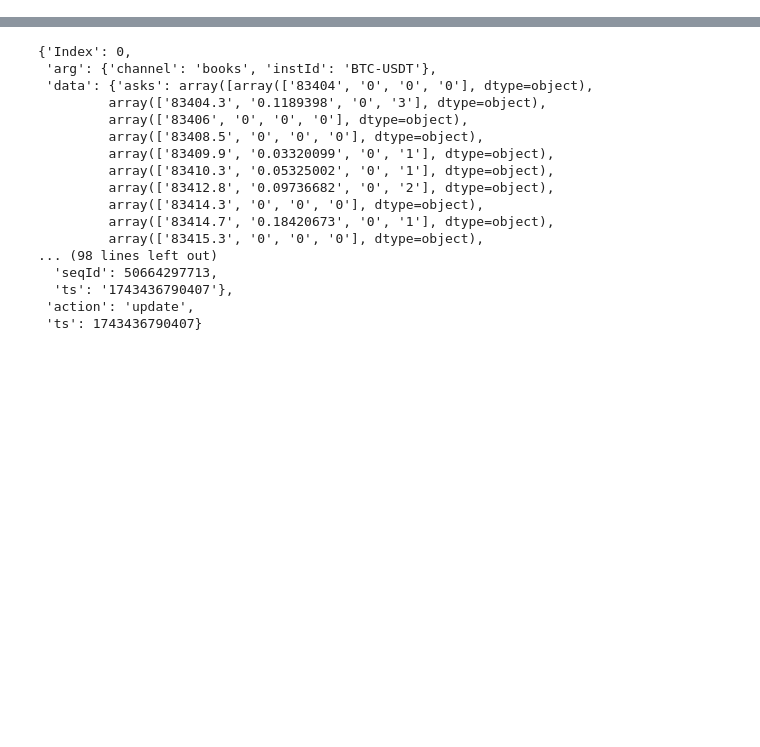
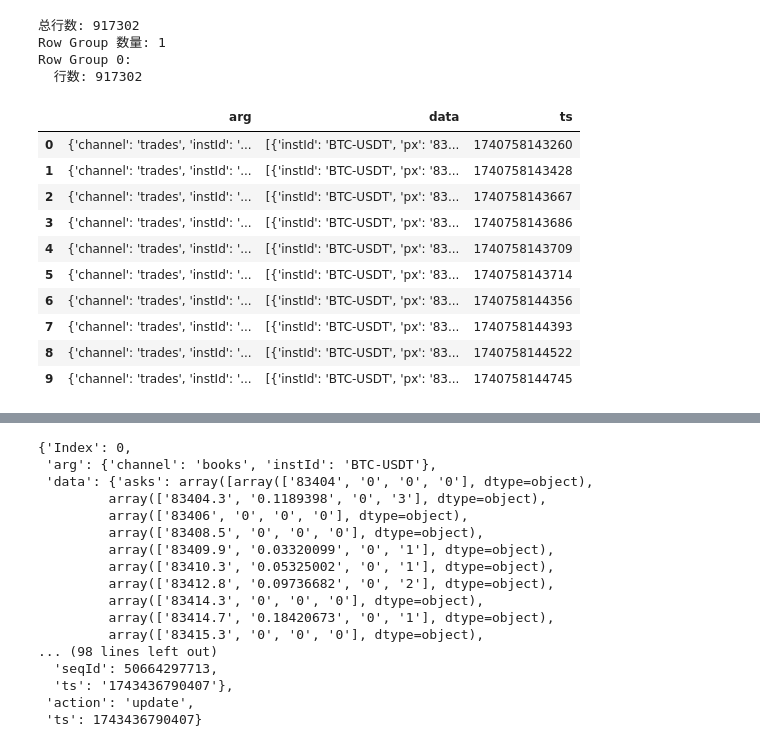
Before and after one commit to SDZZGNDRC/DataAnalysis, a Jupyter notebook: notebook-12.ipynb, the cells around one changed output, grey strips where cells are left out. Drawn from its saved outputs; the diff is of its cells as text; code cells hidden in the pictures; blank space fills up the shorter version.

Commit message:
[back]

```diff
--- a/notebook-12.ipynb
+++ b/notebook-12.ipynb
@@ -12,3 +9,3 @@ from pybacktest.bookcore import BookCore
 # %%
-data_dir = Path(r'E:\tmp\OKX-Books-BTC-USDT-400')
+data_dir = Path(r"E:\tmp\OKX-BL10-BTC-USDT")
 pfs = list(data_dir.glob("*.parquet"))
@@ -15,2 +17,4 @@ pfs = list(data_dir.glob("*.parquet"))
 # %%
+from copy import deepcopy
 df_back = pq.ParquetFile(pfs[0]).read().to_pandas()
+df = deepcopy(df_back)
@@ -16,0 +23,32 @@ df_back = pq.ParquetFile(pfs[0]).read().to_pandas()
+# %%
+# total rows
+total_rows = pf.metadata.num_rows
+print(f"总行数: {total_rows}")
+# 获取 Row Group 的数量
+num_row_groups = pf.num_row_groups
+print(f"Row Group 数量: {num_row_groups}")
+
+# 遍历每个 Row Group 的元数据
+for i in range(num_row_groups):
+    row_group = pf.metadata.row_group(i)
+    print(f"Row Group {i}:")
+    print(f"  行数: {row_group.num_rows}")
+# %% [output]
+总行数: 917302
+Row Group 数量: 1
+Row Group 0:
+  行数: 917302
+# %%
+df[:10]
+# %% [output]
+|  | arg | data | ts |
+| 0 | {'channel': 'trades', 'instId': '... | [{'instId': 'BTC-USDT', 'px': '83... | 1740758143260 |
+| 1 | {'channel': 'trades', 'instId': '... | [{'instId': 'BTC-USDT', 'px': '83... | 1740758143428 |
+| 2 | {'channel': 'trades', 'instId': '... | [{'instId': 'BTC-USDT', 'px': '83... | 1740758143667 |
+| 3 | {'channel': 'trades', 'instId': '... | [{'instId': 'BTC-USDT', 'px': '83... | 1740758143686 |
+| 4 | {'channel': 'trades', 'instId': '... | [{'instId': 'BTC-USDT', 'px': '83... | 1740758143709 |
+| 5 | {'channel': 'trades', 'instId': '... | [{'instId': 'BTC-USDT', 'px': '83... | 1740758143714 |
+| 6 | {'channel': 'trades', 'instId': '... | [{'instId': 'BTC-USDT', 'px': '83... | 1740758144356 |
+| 7 | {'channel': 'trades', 'instId': '... | [{'instId': 'BTC-USDT', 'px': '83... | 1740758144393 |
+| 8 | {'channel': 'trades', 'instId': '... | [{'instId': 'BTC-USDT', 'px': '83... | 1740758144522 |
+| 9 | {'channel': 'trades', 'instId': '... | [{'instId': 'BTC-USDT', 'px': '83... | 1740758144745 |
```
Also changed, not shown: parts of 6 cells of this notebook, 21 other files.
